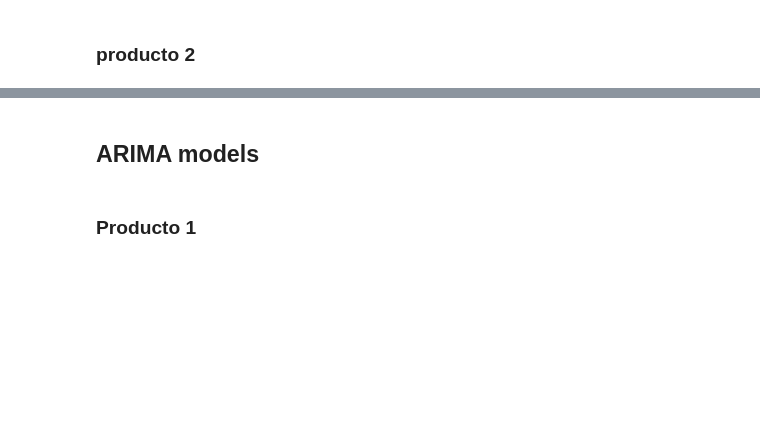
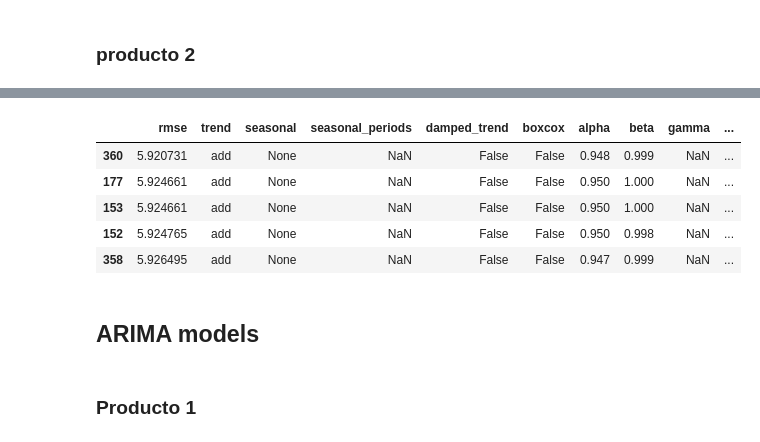
Before and after one commit to JhonattanReales21/TS_forecast_AA3_final, a Jupyter notebook: Parcial_final_jhonattanR.ipynb, the cells around one changed output, grey strips where cells are left out. Drawn from its saved outputs; the diff is of its cells as text; code cells hidden in the pictures; blank space fills up the shorter version.

```diff
--- a/Parcial_final_jhonattanR.ipynb
+++ b/Parcial_final_jhonattanR.ipynb
@@ -226,33 +261,40 @@ study, best_params, rmse_movil = optimizar_modelo_ets(
 # %%
 ets_prod2_results = study.trials_dataframe()
 ets_prod2_results.sort_values(by="value", ascending=True, inplace=True)
 ets_prod2_results = ets_prod2_results[
     [
         "value",
         "params_trend",
         "params_seasonal",
         "params_seasonal_periods",
         "params_damped_trend",
         "params_use_box_cox",
         "params_smoothing_level",
         "params_smoothing_trend",
         "params_smoothing_seasonal",
         "params_damping_trend",
     ]
 ]
 ets_prod2_results.columns = (
     "rmse",
     "trend",
     "seasonal",
     "seasonal_periods",
     "damped_trend",
     "boxcox",
     "alpha",
     "beta",
     "gamma",
     "damping_trend",
 )
-ets_prod2_results.head(5)
+ets_prod2_results.head(25)
+# %% [output]
+|  | rmse | trend | seasonal | seasonal_periods | damped_trend | boxcox | alpha | beta | gamma | ... |
+| 360 | 5.920731 | add | None | NaN | False | False | 0.948 | 0.999 | NaN | ... |
+| 177 | 5.924661 | add | None | NaN | False | False | 0.950 | 1.000 | NaN | ... |
+| 153 | 5.924661 | add | None | NaN | False | False | 0.950 | 1.000 | NaN | ... |
+| 152 | 5.924765 | add | None | NaN | False | False | 0.950 | 0.998 | NaN | ... |
+| 358 | 5.926495 | add | None | NaN | False | False | 0.947 | 0.999 | NaN | ... |
 # %% [markdown]
 ## ARIMA models
 # %% [markdown]
```
Also changed, not shown: parts of 15 cells of this notebook, 1 other file.
